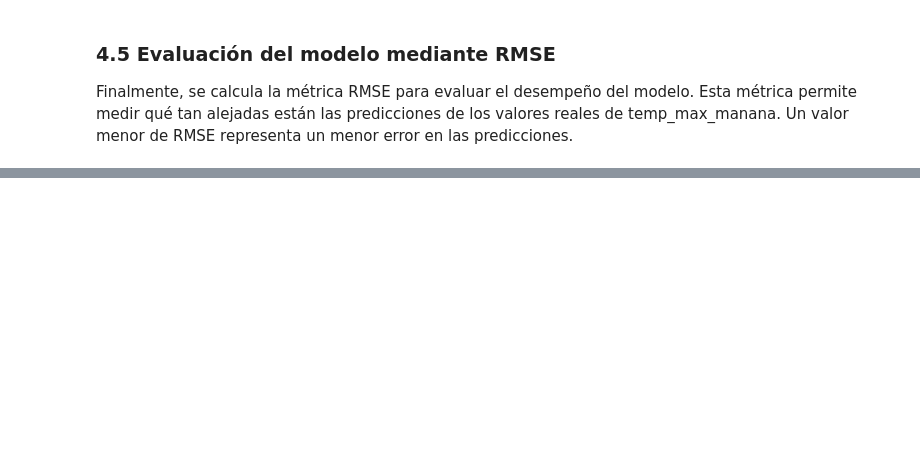
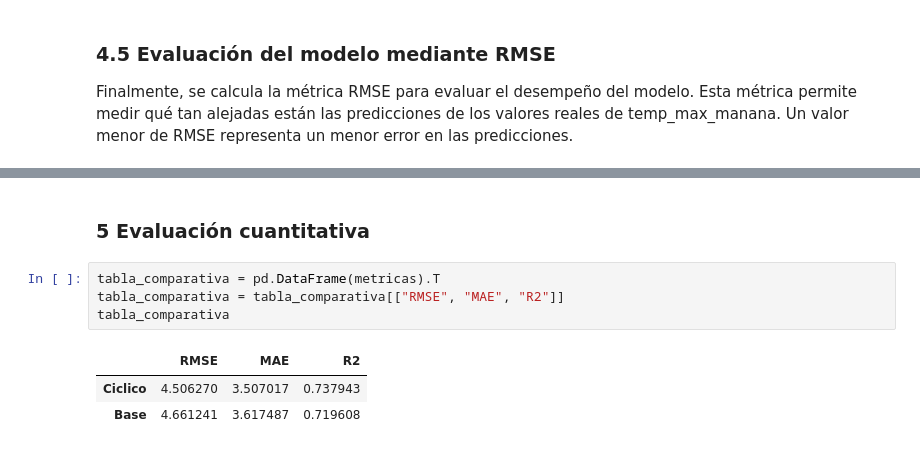
Before and after one commit to mzambranob/Fork-MaterialDeClase-ISIS-2611, a Jupyter notebook: 202620/Laboratorios/L1/laboratorio_1.ipynb, the cells around one changed output, grey strips where cells are left out. Cells and saved outputs as stored; diff of their text form; blank space fills up the shorter version.

Commit message:
Evaluacion cuantitativa terminada

```diff
--- a/202620/Laboratorios/L1/laboratorio_1.ipynb
+++ b/202620/Laboratorios/L1/laboratorio_1.ipynb
@@ -953,0 +957,10 @@ print(f"desviacion estandar del objetivo: {y.std():.3f} °C")
+# %% [markdown]
+### 5 Evaluación cuantitativa
+# %%
+tabla_comparativa = pd.DataFrame(metricas).T
+tabla_comparativa = tabla_comparativa[["RMSE", "MAE", "R2"]]
+tabla_comparativa
+# %% [output]
+|  | RMSE | MAE | R2 |
+| Ciclico | 4.506270 | 3.507017 | 0.737943 |
+| Base | 4.661241 | 3.617487 | 0.719608 |
```
Also changed, not shown: parts of 14 cells of this notebook.
